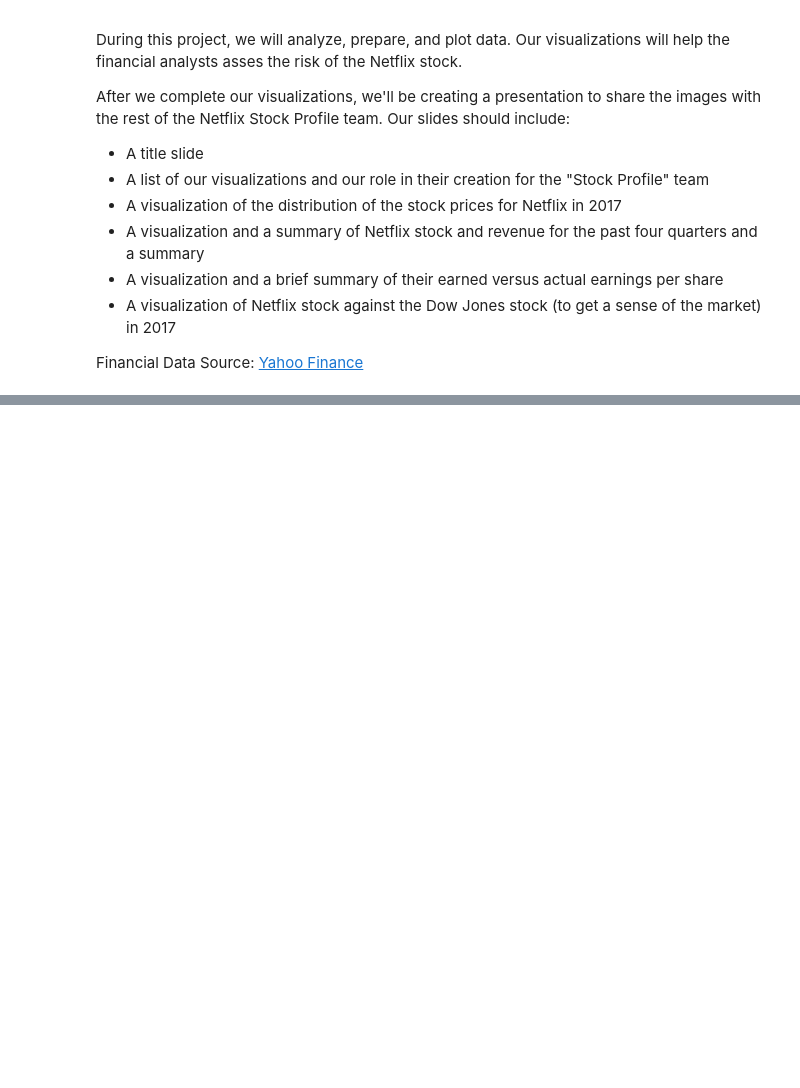
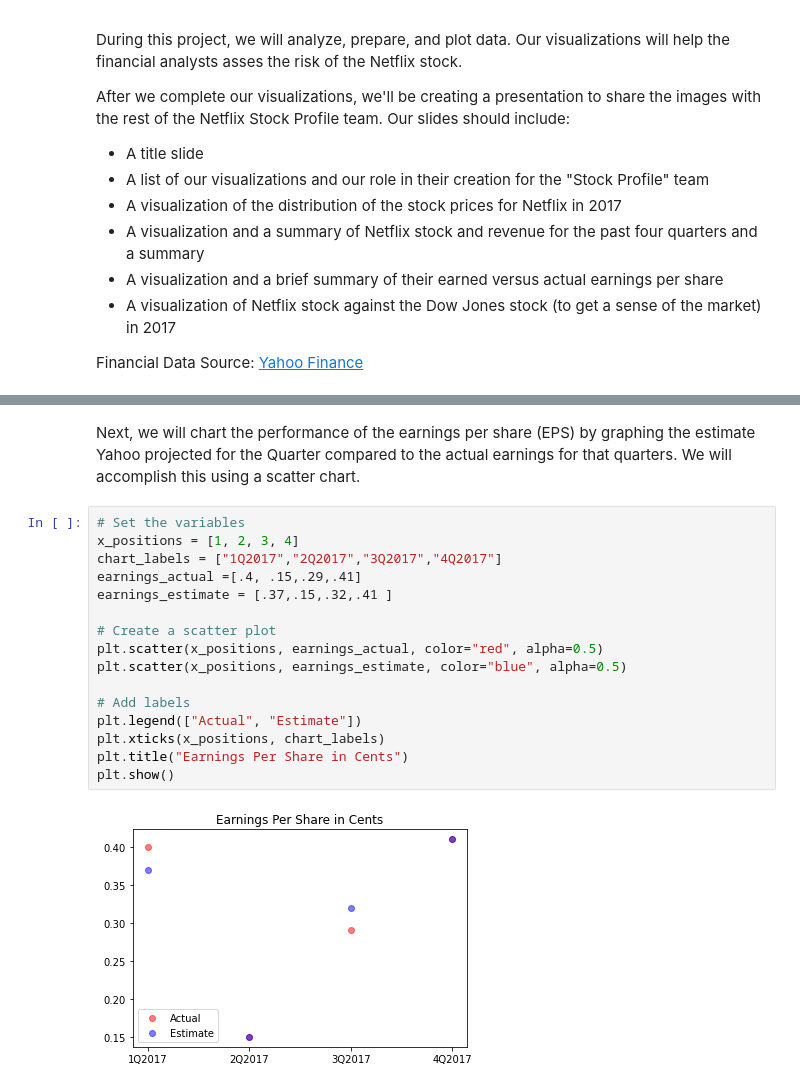
Before and after one commit to soyuz108/Netflix-Stocks-Capstone, a Jupyter notebook: netflix_visualizations.ipynb, the cells around one changed output, grey strips where cells are left out. Cells and saved outputs as stored; diff of their text form; blank space fills up the shorter version.

```diff
--- a/netflix_visualizations.ipynb
+++ b/netflix_visualizations.ipynb
@@ -227,0 +93,20 @@ Remember that your slideshow must include:
+# %% [markdown]
+Next, we will chart the performance of the earnings per share (EPS) by graphing the estimate Yahoo projected for the Quarter compared to the actual earnings for that quarters. We will accomplish this using a scatter chart.
+# %%
+# Set the variables
+x_positions = [1, 2, 3, 4]
+chart_labels = ["1Q2017","2Q2017","3Q2017","4Q2017"]
+earnings_actual =[.4, .15,.29,.41]
+earnings_estimate = [.37,.15,.32,.41 ]
+
+# Create a scatter plot
+plt.scatter(x_positions, earnings_actual, color="red", alpha=0.5)
+plt.scatter(x_positions, earnings_estimate, color="blue", alpha=0.5)
+
+# Add labels
+plt.legend(["Actual", "Estimate"])
+plt.xticks(x_positions, chart_labels)
+plt.title("Earnings Per Share in Cents")
+plt.show()
+# %% [output]
+[figure, added]
```
Also changed, not shown: parts of 38 cells of this notebook.
